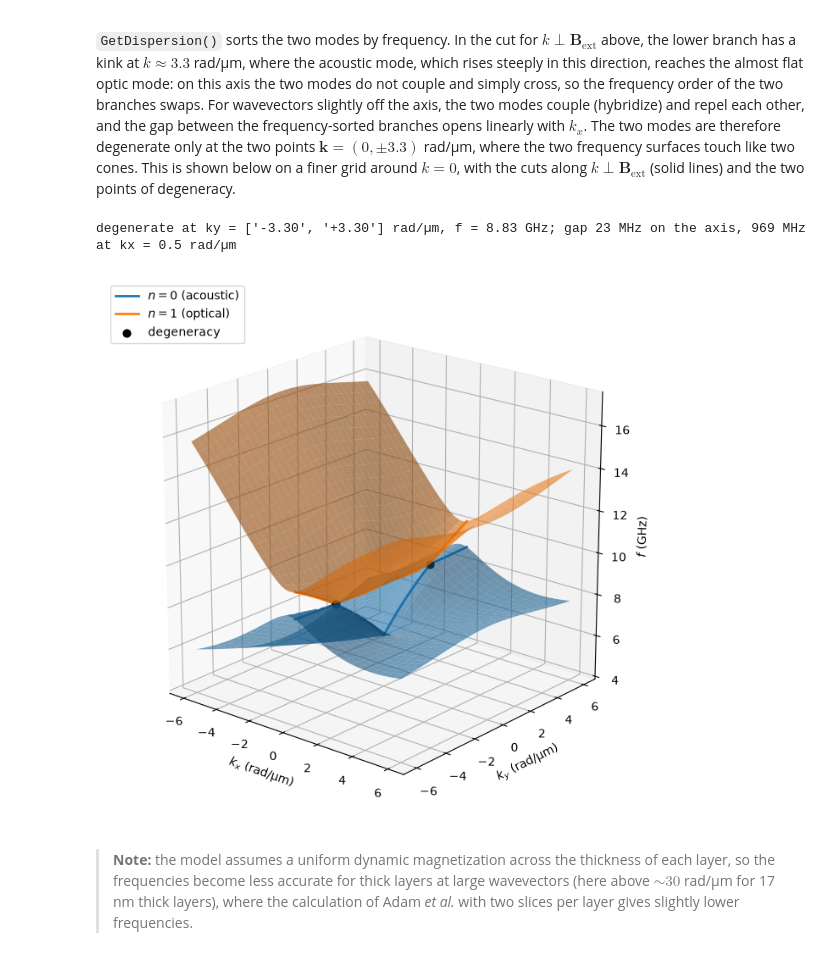
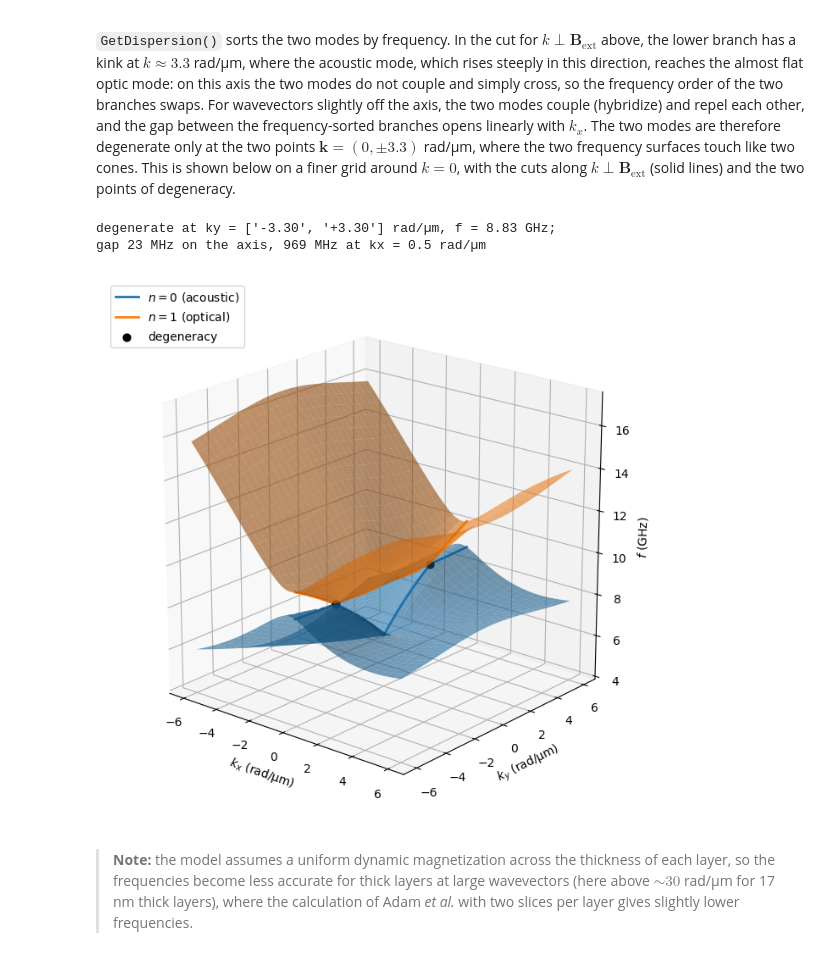
Before and after one commit to CEITECmagnonics/SpinWaveToolkit, a Jupyter notebook: examples/SAF_dispersion_2D.ipynb, the cells around one changed output. Cells and saved outputs as stored; diff of their text form; code cells hidden in the pictures.

```diff
--- a/examples/SAF_dispersion_2D.ipynb
+++ b/examples/SAF_dispersion_2D.ipynb
@@ -140,37 +143,39 @@ kx3[nk3//2] = 1e-3
 KX3, KY3 = np.meshgrid(kx3, kx3, indexing="xy")
 saf.kxi = np.hypot(KX3, KY3).ravel()
 saf.phi = (phiB - np.arctan2(KY3, KX3)).ravel()
-f3 = saf.GetDispersion()[0].reshape(2, nk3, nk3)/(2e9*np.pi)  # (GHz) sorted by frequency
+# (GHz) modes sorted by frequency
+f3 = saf.GetDispersion()[0].reshape(2, nk3, nk3)/(2e9*np.pi)
 
 # points of degeneracy on the axis kx = 0 (column j)
 gap = f3[1] - f3[0]
 j = nk3//2
 i_deg = [np.argmin(gap[:j, j]), j + np.argmin(gap[j:, j])]
 print("degenerate at ky =", [f"{kx3[i]*1e-6:+.2f}" for i in i_deg],
-      f"rad/µm, f = {f3[0, i_deg[0], j]:.2f} GHz;",
-      f"gap {gap[:, j].min()*1e3:.0f} MHz on the axis, "
+      f"rad/µm, f = {f3[0, i_deg[0], j]:.2f} GHz;")
+print(f"gap {gap[:, j].min()*1e3:.0f} MHz on the axis, "
       f"{gap[:, j+5].min()*1e3:.0f} MHz at kx = {kx3[j+5]*1e-6:.1f} rad/µm")
 
 fig = plt.figure(figsize=(7, 6.5), constrained_layout=True)
 ax = fig.add_subplot(projection="3d")
 kw = dict(alpha=0.6, linewidth=0, rstride=4, cstride=4)
 KX3, KY3 = KX3*1e-6, KY3*1e-6  # (rad/µm)
 ax.plot_surface(KX3, KY3, f3[0], color="C0", **kw)
 ax.plot_surface(KX3, KY3, f3[1], color="C1", **kw)
 # cuts along k perp. to Bext and the two points of degeneracy
 ax.plot(KX3[:, j], KY3[:, j], f3[0, :, j], color="C0", lw=2, label=labmod[0])
 ax.plot(KX3[:, j], KY3[:, j], f3[1, :, j], color="C1", lw=2, label=labmod[1])
 ax.scatter([0]*2, [kx3[i]*1e-6 for i in i_deg], [f3[0, i, j] for i in i_deg],
            color="k", s=40, depthshade=False, label="degeneracy", zorder=10)
 ax.set_xlabel(r"$k_x$ (rad/µm)")
 ax.set_ylabel(r"$k_y$ (rad/µm)")
 ax.set_zlabel(r"$f$ (GHz)")
 ax.legend(loc="upper left")
 ax.view_init(elev=20, azim=-50)
 ax.set_box_aspect(aspect=(4, 4, 4), zoom=0.95)
 plt.show()
 # %% [output]
-degenerate at ky = ['-3.30', '+3.30'] rad/µm, f = 8.83 GHz; gap 23 MHz on the axis, 969 MHz at kx = 0.5 rad/µm
+degenerate at ky = ['-3.30', '+3.30'] rad/µm, f = 8.83 GHz;
+gap 23 MHz on the axis, 969 MHz at kx = 0.5 rad/µm
-[figure, old version]
+[figure, new version]
 # %% [markdown]
 > **Note:** the model assumes a uniform dynamic magnetization across the thickness of each layer, so the frequencies become less accurate for thick layers at large wavevectors (here above $\sim 30$ rad/µm for 17 nm thick layers), where the calculation of Adam *et al.* with two slices per layer gives slightly lower frequencies.
```
Also changed, not shown: parts of 4 cells of this notebook, 29 other files.
